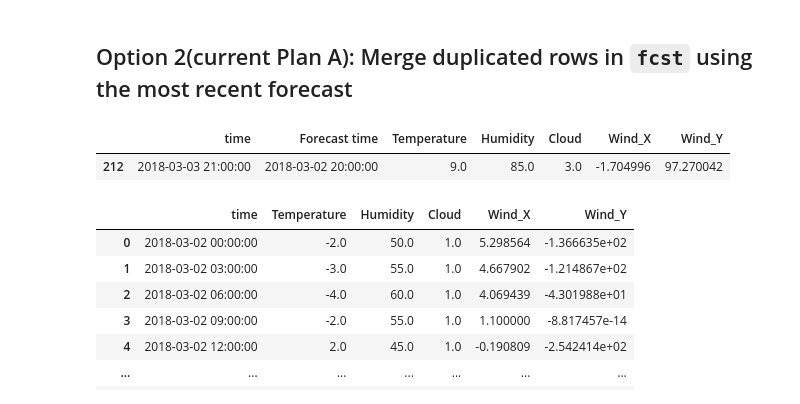
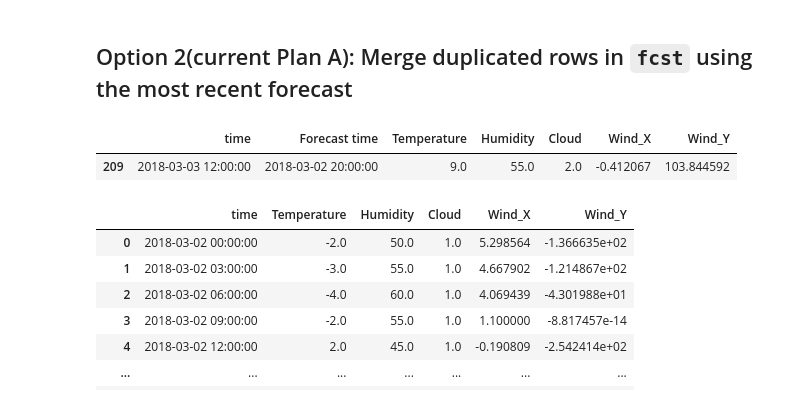
Before and after one commit to dongin1009/Solar_Predict, a Jupyter notebook: witt_preprocessing/advanced_preprocessing.ipynb, the cells around one changed output. Drawn from its saved outputs; the diff is of its cells as text; code cells hidden in the pictures.

```diff
--- a/witt_preprocessing/advanced_preprocessing.ipynb
+++ b/witt_preprocessing/advanced_preprocessing.ipynb
@@ -79,36 +79,36 @@ def merge_to_recent(data, time, due_hour = 21):
     @description
     fcst에서 'time'이 중복되는 row들을 하나로 통합한다.
     이때, 가장 최근의 fcst data로 통합한다. (즉, 가장 최근의 fcst data 이외의 row는 모두 삭제한다.)
     '가장 최근'이라는 것은, 해당 'time'의 전날의 due_hour까지다.
     예를 들어 2021-05-02 14:00:00(=time)를 예측하고, due_hour = 21이라면,
     2021-05-01 21:00:00 전까지의 row 중 가장 최근의 fcst로 통합한다.
 
     @parameters
     data: pd.DataFrame ; 통합이 이루어질 dataframe
     time: pd.Timestamp ; 통합하려는 time
     due_hour: int ; description 참고
 
     @return
     pd.Series ; 통합된 하나의 row
 
     '''
     # data only with the given time
     data_only_with_time = data.loc[data['time'] == time]
 
     # shift time
     time = time - pd.Timedelta(1, unit='days') # shifting 1 day to the past (yesterday)
     time = time.replace(hour=due_hour) # change 'hour' to DUE_HOUR
 
     # most recent forecast
     return data_only_with_time[data_only_with_time['Forecast time'] <= time].iloc[-1:,]
 
 
 # example
-TIME = pd.Timestamp('2018-03-03-21:00:00')
-merge_to_recent(dangjin_fcst, TIME)
+TIME = pd.Timestamp('2018-03-03-12:00:00')
+merge_to_recent(dangjin_fcst, TIME, due_hour=21)
 # %% [output]
 |  | time | Forecast time | Temperature | Humidity | Cloud | Wind_X | Wind_Y |
-| 212 | 2018-03-03 21:00:00 | 2018-03-02 20:00:00 | 9.0 | 85.0 | 3.0 | -1.704996 | 97.270042 |
+| 209 | 2018-03-03 12:00:00 | 2018-03-02 20:00:00 | 9.0 | 55.0 | 2.0 | -0.412067 | 103.844592 |
 # %%
 # apply merge_to_recent (dangjin_fcst)
 
```
Also changed, not shown: parts of 15 cells of this notebook, 19 other files.
